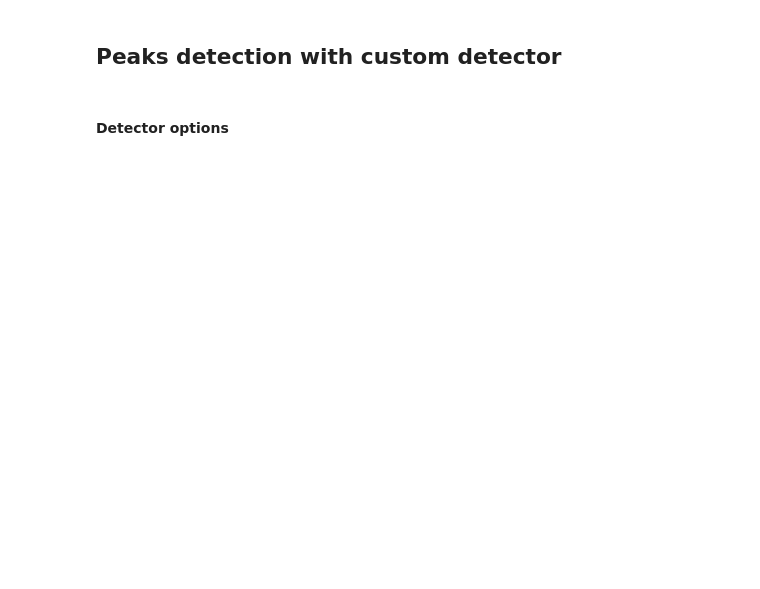
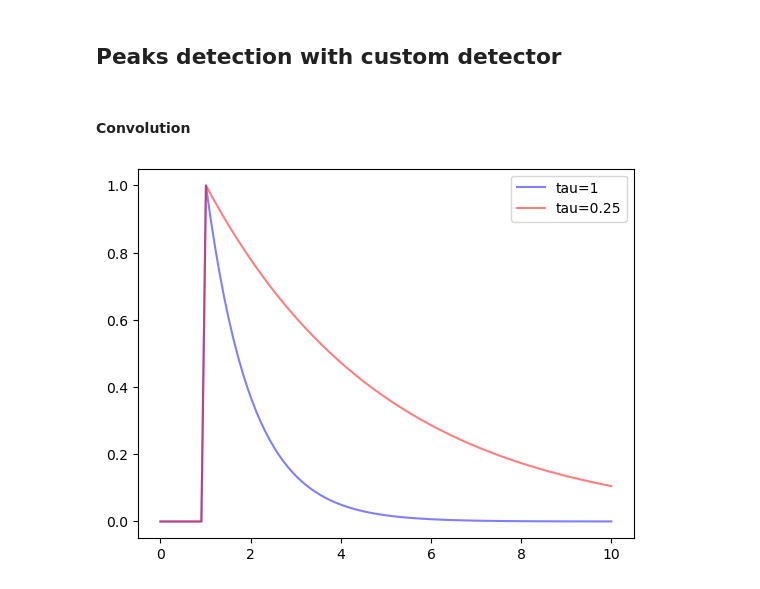
Before and after one commit to wisstock/microca, a Jupyter notebook: demo_peak_det.ipynb, the cells around one changed output. Drawn from its saved outputs; the diff is of its cells as text; code cells hidden in the pictures; blank space fills up the shorter version.

```diff
--- a/demo_peak_det.ipynb
+++ b/demo_peak_det.ipynb
@@ -275,4 +275,25 @@ NameError: name 'norm_profiles' is not defined
 # %% [markdown]
 ## Peaks detection with custom detector
 # %% [markdown]
-#### Detector options
+#### Convolution
+# %%
+x = np.linspace(0, 10, 100)
+
+# exp kernel
+y = 1 / np.exp(np.linspace(0, 9, 90))
+y = np.concatenate([np.zeros(10), y])
+
+tau = 0.25
+y_1 = 1 / np.exp(np.linspace(0, 9, 90) * tau)
+y_1 = np.concatenate([np.zeros(10), y_1])
+
+# square kernel
+y_2 = np.zeros(100)
+y_2[10:60] = 1
+
+plt.plot(x, y, color='b', alpha=.5, label='tau=1')
+plt.plot(x, y_1, color='r', alpha=.5, label=f'tau={tau}')
+plt.legend()
+plt.show()
+# %% [output]
+[figure, added]
```
Also changed, not shown: parts of 18 cells of this notebook, 1 other file.
